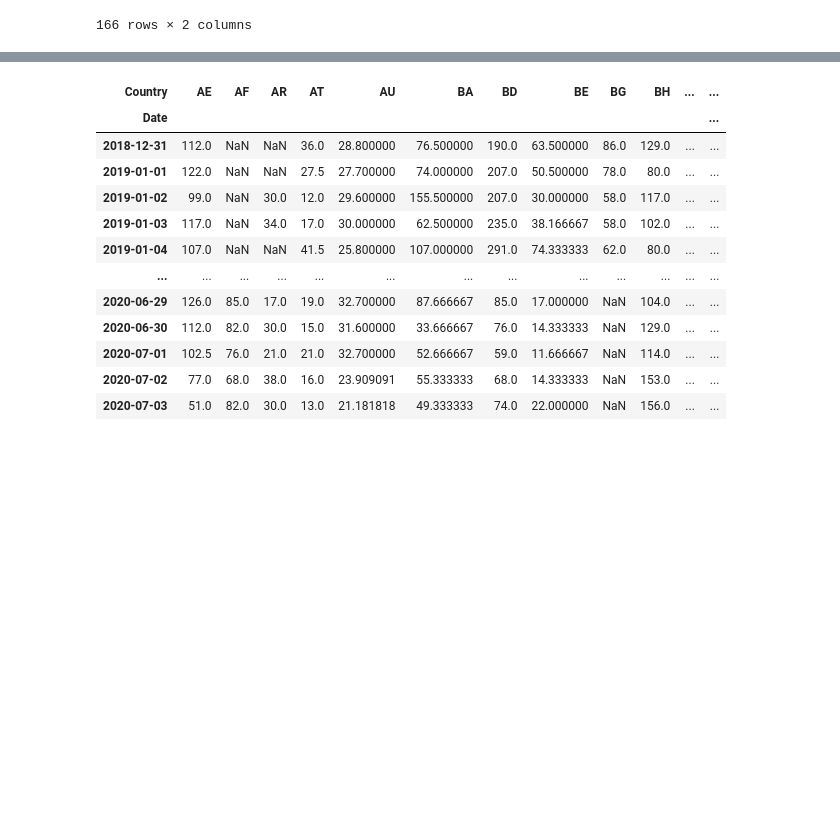
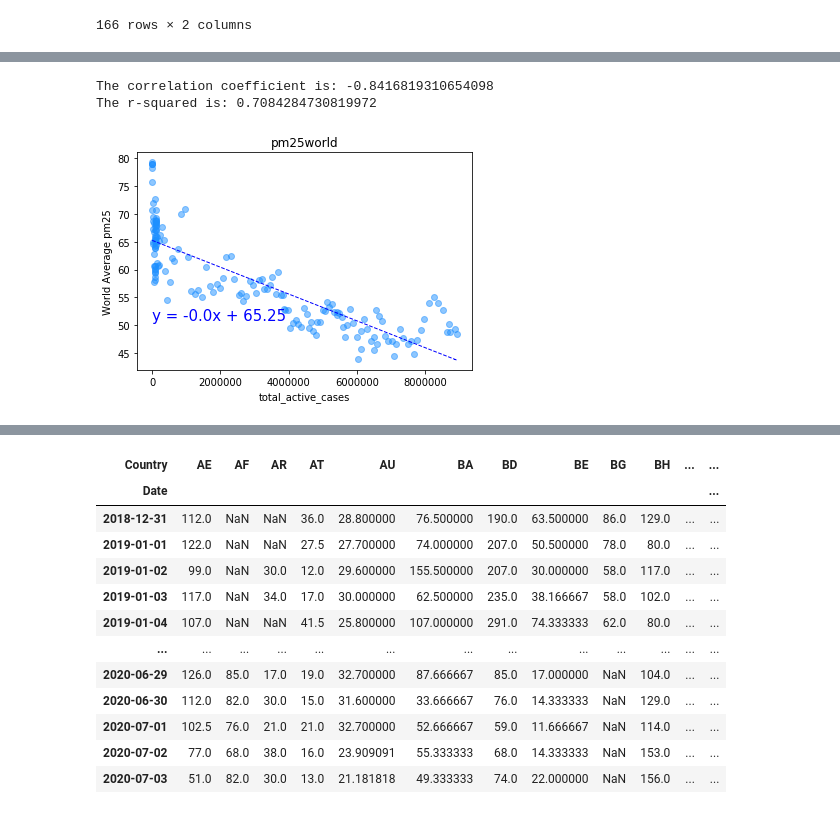
Before and after one commit to poojaisabelle/Project-One, a Jupyter notebook: data_exploration_cleanup_MASTER.ipynb, the cells around one changed output, grey strips where cells are left out. Cells and saved outputs as stored; diff of their text form; code cells hidden in the pictures; blank space fills up the shorter version.

Commit message:
Linear regression for co world

```diff
--- a/data_exploration_cleanup_MASTER.ipynb
+++ b/data_exploration_cleanup_MASTER.ipynb
@@ -1306,0 +1312,14 @@ final_airdf.head()
+# %%
+def world_air_covid_each_specie(specie):
+    air_median_specie_transposed = final_airdf[final_airdf["Specie"] == specie].pivot_table(
+        index="Date", columns="Country", values="median")
+
+    air_median_specie_transposed[f"World Average {specie}"] = air_median_specie_transposed.mean(axis=1)
+
+    final_air_median_specie_transposed = air_median_specie_transposed.iloc[:, -1].to_frame().reset_index()
+
+    world_air_covid_median_specie = pd.merge(total_active_world_covid, final_air_median_specie_transposed, how="inner", on="Date")
+    return world_air_covid_median_specie
+# %%
+world_air_covid_median_pm25 = world_air_covid_each_specie("pm25")
+world_air_covid_median_pm25.head(10)
@@ -1306,0 +1372,6 @@ final_airdf.head()
+# %%
+linear_regression_plot("pm25", world_air_covid_median_pm25, x="total_active_cases", y="World Average pm25")
+# %% [output]
+The correlation coefficient is: -0.8416819310654098
+The r-squared is: 0.7084284730819972
+[figure, added]
```
Also changed, not shown: parts of 9 cells of this notebook, 2 other files.
